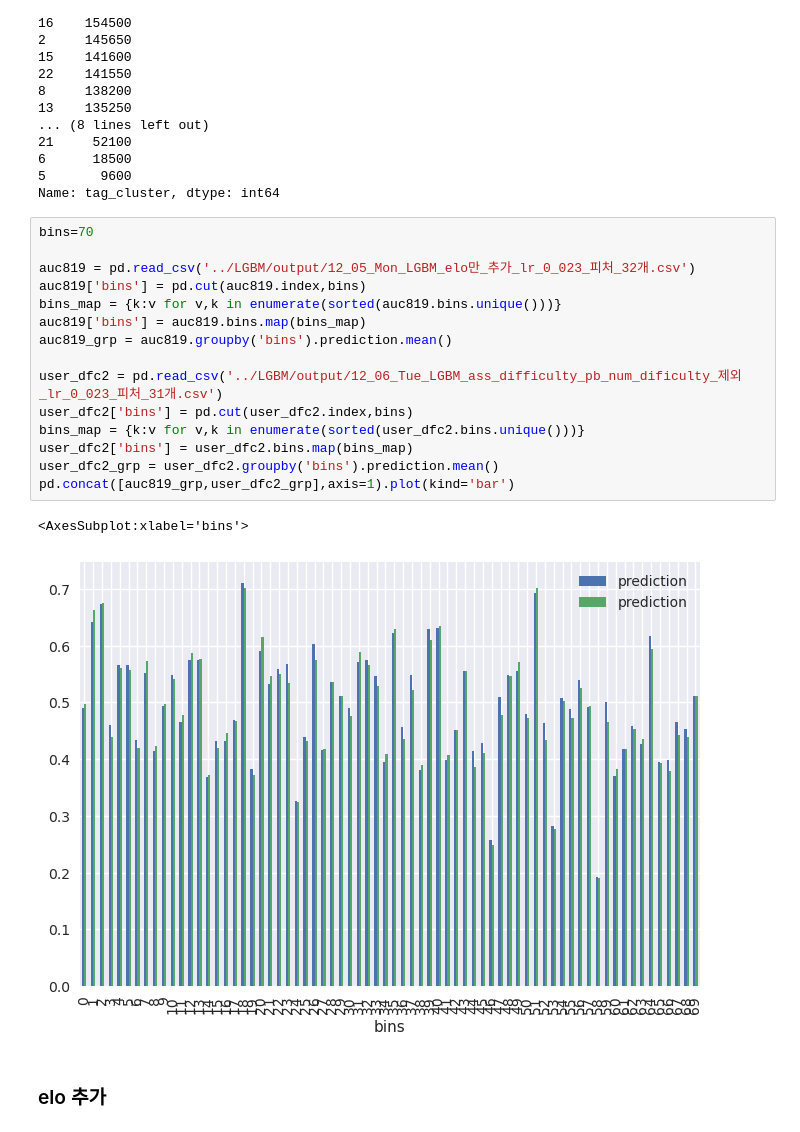
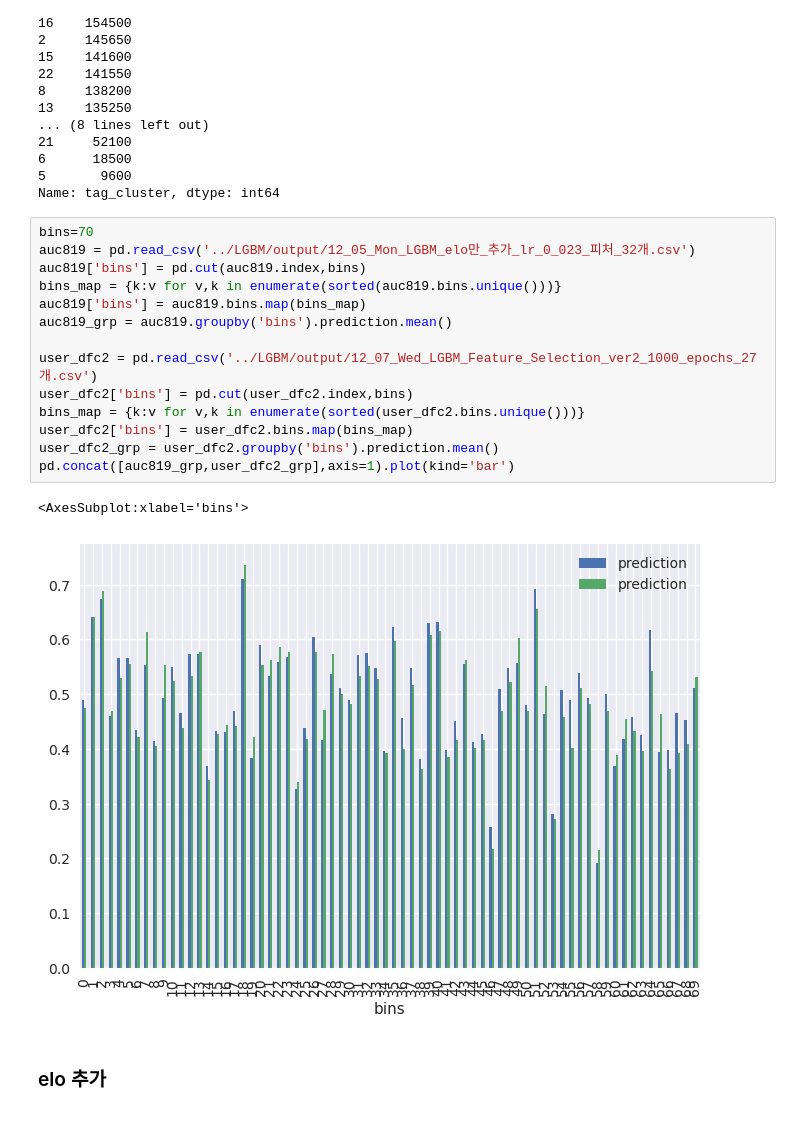
Before and after one commit to boostcampaitech4lv23recsys2/level2_dkt_recsys-level2-recsys-08, a Jupyter notebook: FeatrueEngineering/FE_Tag_Clustering.ipynb, the cells around one changed output. Saved outputs shown, nothing was run; the diff lists cells and outputs as text.

```diff
--- a/FeatrueEngineering/FE_Tag_Clustering.ipynb
+++ b/FeatrueEngineering/FE_Tag_Clustering.ipynb
@@ -454,22 +454,21 @@ df2.tag_cluster.value_counts()
 Name: tag_cluster, dtype: int64
 # %%
 bins=70
-
 auc819 = pd.read_csv('../LGBM/output/12_05_Mon_LGBM_elo만_추가_lr_0_023_피처_32개.csv')
 auc819['bins'] = pd.cut(auc819.index,bins)
 bins_map = {k:v for v,k in enumerate(sorted(auc819.bins.unique()))}
 auc819['bins'] = auc819.bins.map(bins_map)
 auc819_grp = auc819.groupby('bins').prediction.mean()
 
-user_dfc2 = pd.read_csv('../LGBM/output/12_06_Tue_LGBM_ass_difficulty_pb_num_dificulty_제외_lr_0_023_피처_31개.csv')
+user_dfc2 = pd.read_csv('../LGBM/output/12_07_Wed_LGBM_Feature_Selection_ver2_1000_epochs_27개.csv')
 user_dfc2['bins'] = pd.cut(user_dfc2.index,bins)
 bins_map = {k:v for v,k in enumerate(sorted(user_dfc2.bins.unique()))}
 user_dfc2['bins'] = user_dfc2.bins.map(bins_map)
 user_dfc2_grp = user_dfc2.groupby('bins').prediction.mean()
 pd.concat([auc819_grp,user_dfc2_grp],axis=1).plot(kind='bar')
 # %% [output]
 <AxesSubplot:xlabel='bins'>
-[figure, old version]
+[figure, new version]
 # %% [markdown]
 ### elo 추가
 # %%
```
